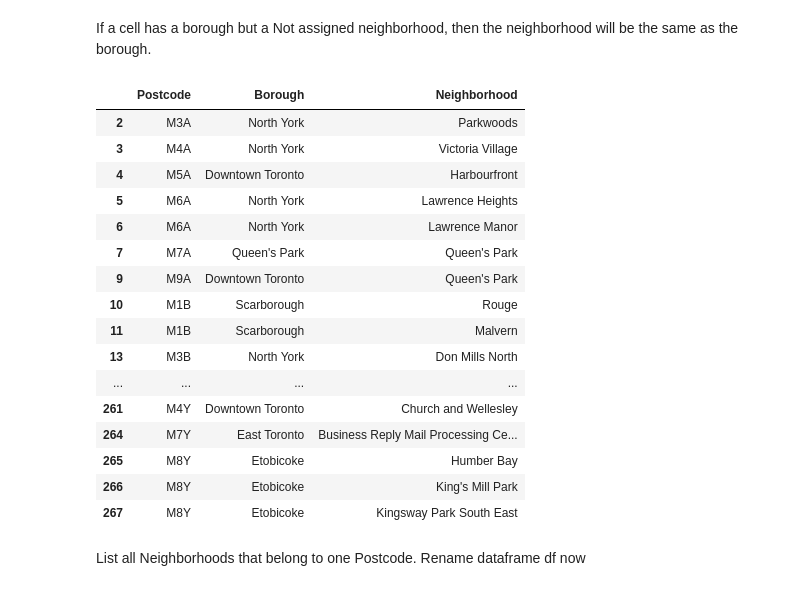
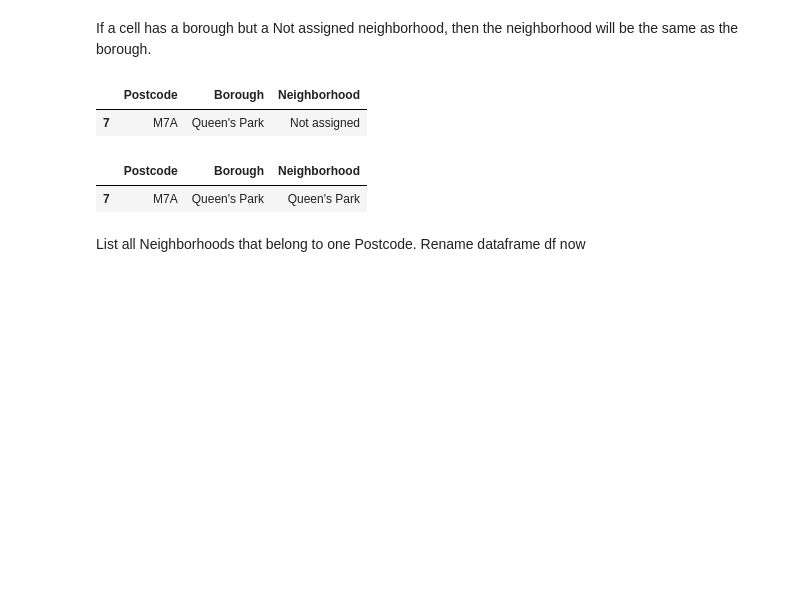
Before and after one commit to stefanieseifert/Coursera_Capstone, a Jupyter notebook: Segmenting Neighboorhoods in Toronto.ipynb, the cells around one changed output. Cells and saved outputs as stored; diff of their text form; code cells hidden in the pictures; blank space fills up the shorter version.

```diff
--- a/Segmenting Neighboorhoods in Toronto.ipynb
+++ b/Segmenting Neighboorhoods in Toronto.ipynb
@@ -36,27 +36,17 @@ canada.head()
 | 6 | M6A | North York | Lawrence Manor |
 # %% [markdown]
 If a cell has a borough but a Not assigned neighborhood, then the neighborhood will be the same as the borough.
+# %%
+canada[canada.Neighborhood=='Not assigned'].head()
+# %% [output]
+|  | Postcode | Borough | Neighborhood |
+| 7 | M7A | Queen's Park | Not assigned |
 # %%
 canada.loc[canada.Neighborhood=='Not assigned','Neighborhood']=canada.loc[canada.Neighborhood=='Not assigned','Borough']
-canada.head(200)
+canada[canada.Borough==r"Queen's Park"]
 # %% [output]
 |  | Postcode | Borough | Neighborhood |
-| 2 | M3A | North York | Parkwoods |
-| 3 | M4A | North York | Victoria Village |
-| 4 | M5A | Downtown Toronto | Harbourfront |
-| 5 | M6A | North York | Lawrence Heights |
-| 6 | M6A | North York | Lawrence Manor |
 | 7 | M7A | Queen's Park | Queen's Park |
-| 9 | M9A | Downtown Toronto | Queen's Park |
-| 10 | M1B | Scarborough | Rouge |
-| 11 | M1B | Scarborough | Malvern |
-| 13 | M3B | North York | Don Mills North |
-| ... | ... | ... | ... |
-| 261 | M4Y | Downtown Toronto | Church and Wellesley |
-| 264 | M7Y | East Toronto | Business Reply Mail Processing Ce... |
-| 265 | M8Y | Etobicoke | Humber Bay |
-| 266 | M8Y | Etobicoke | King's Mill Park |
-| 267 | M8Y | Etobicoke | Kingsway Park South East |
 # %% [markdown]
 List all Neighborhoods that belong to one Postcode. Rename dataframe df now
 # %%
```
Also changed, not shown: parts of 35 cells of this notebook.
